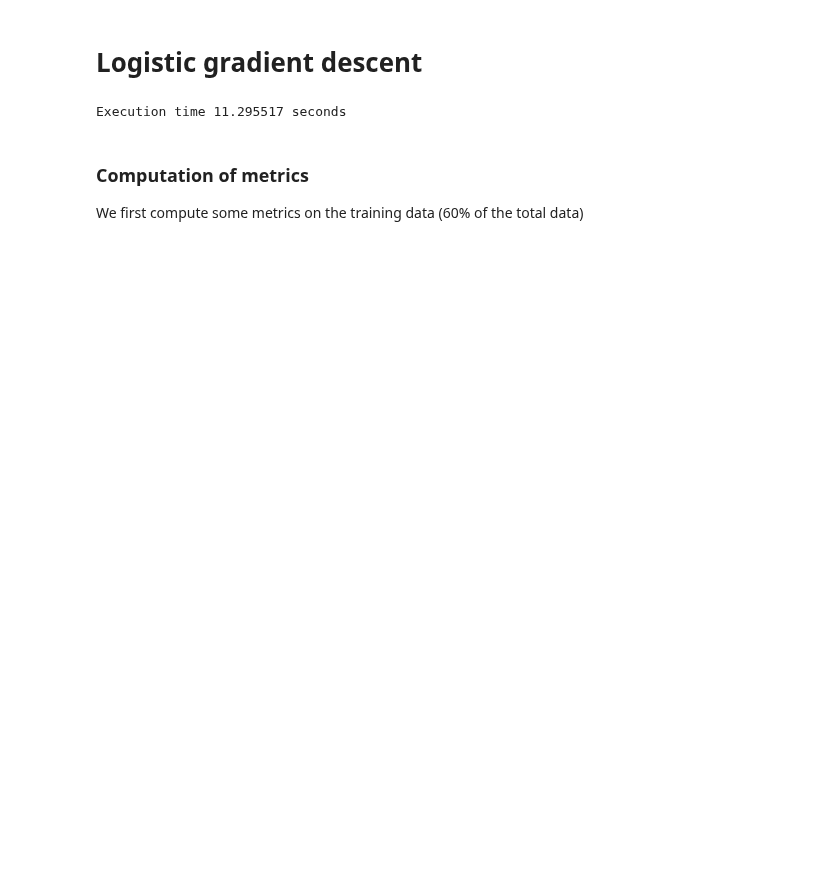
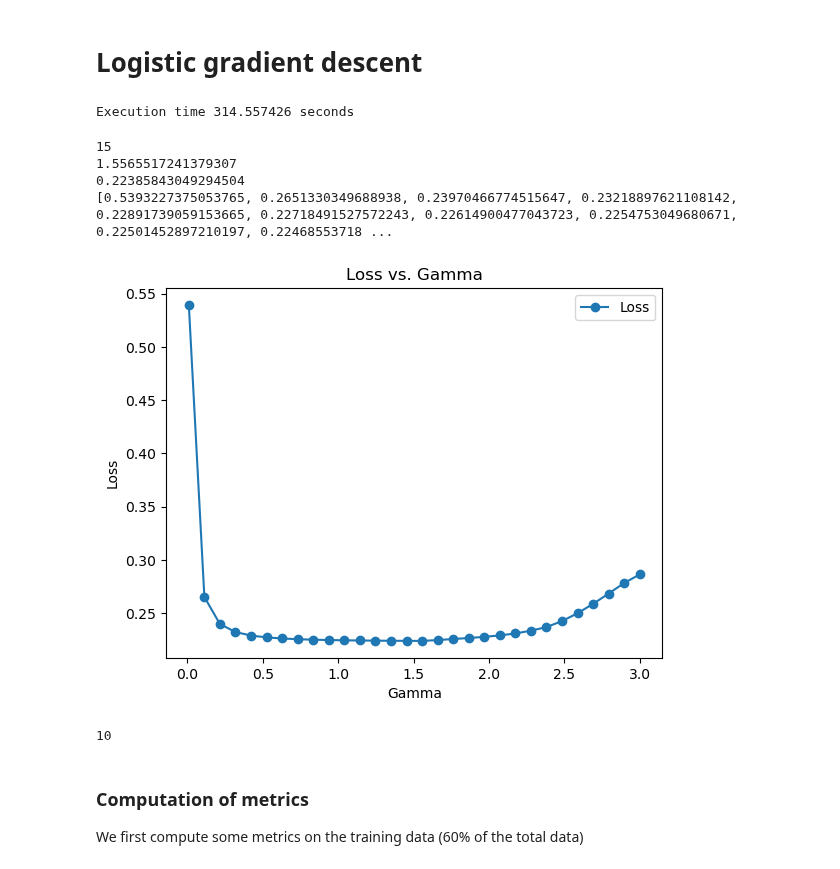
Before and after one commit to epfml/ml-project-1-ker, a Jupyter notebook: code/mse.ipynb, the cells around one changed output. Saved outputs shown, nothing was run; the diff lists cells and outputs as text; code cells hidden in the pictures; blank space fills up the shorter version.

```diff
--- a/code/mse.ipynb
+++ b/code/mse.ipynb
@@ -19,3 +19,10 @@ pred = load_data("y_train.csv")
 print(f"The data has {data_load.shape[0]} samples and {data_load.shape[1]} features !")
 # %% [output]
 The data has 328135 samples and 321 features !
+# %%
+print(data_load.shape)
+i = 0
+for col in range(data_load.shape[1]):
+    i += 1
+    print(data_load[:,col].shape)
+print(i)
@@ -85,11 +146,52 @@ Execution time 16.369152 seconds
 # Logistic gradient descent
 # %%
 start_time = datetime.datetime.now()
-w, loss = logistic_gradient_descent(y, tx, initial_w, gamma=gamma,max_iters=max_iters)
+w =[]
+loss = []
+for i in range(1,300,10) :
+
+    w_i, loss_i = logistic_gradient_descent(y, tx, initial_w, gamma=i*0.01,max_iters=max_iters)
+    w.append(w_i)
+    loss.append(loss_i)
+
 end_time = datetime.datetime.now()
 print(f"Execution time {(end_time - start_time).total_seconds()} seconds")
 # %% [output]
-Execution time 11.295517 seconds
+Execution time 314.557426 seconds
+# %%
+gamma = np.linspace(1, 300, 30)  # Example: gamma values ranging from 0 to 1
+gamma = gamma*0.01
+
+plt.plot(gamma, loss, label='Loss', marker='o', linestyle='-')
+min_ind = np.argmin(loss)
+
+print(min_ind)
+min_gamma = gamma[min_ind]
+print(min_gamma)
+
+
+print(min(loss))
+print(loss)
+# Add labels and title
+plt.xlabel('Gamma')
+plt.ylabel('Loss')
+plt.title('Loss vs. Gamma')
+
+# Add a legend
+plt.legend()
+
+# Show the plot (if you're using a Jupyter Notebook, this step may be optional)
+plt.show()
+# %% [output]
+15
+1.5565517241379307
+0.22385843049294504
+[0.5393227375053765, 0.2651330349688938, 0.23970466774515647, 0.23218897621108142, 0.22891739059153665, 0.22718491527572243, 0.22614900477043723, 0.2254753049680671, 0.22501452897210197, 0.22468553718 ...
+[figure, added]
+# %%
+print(len(w))
+# %% [output]
+10
 # %% [markdown]
 ### Computation of metrics
 
```
Also changed, not shown: parts of 12 cells of this notebook, 2 other files.
